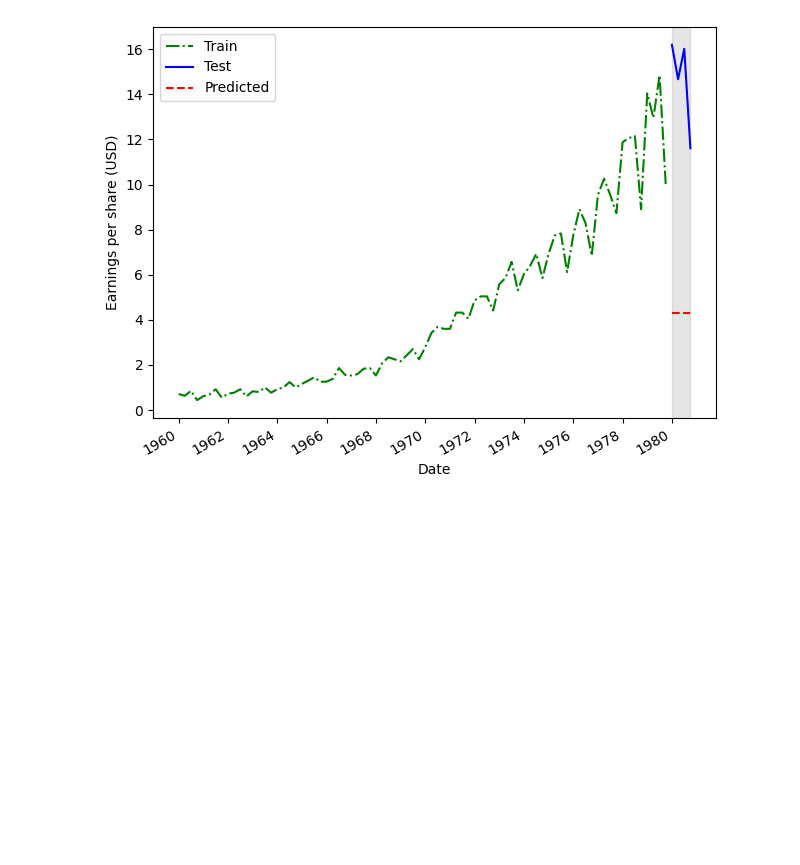
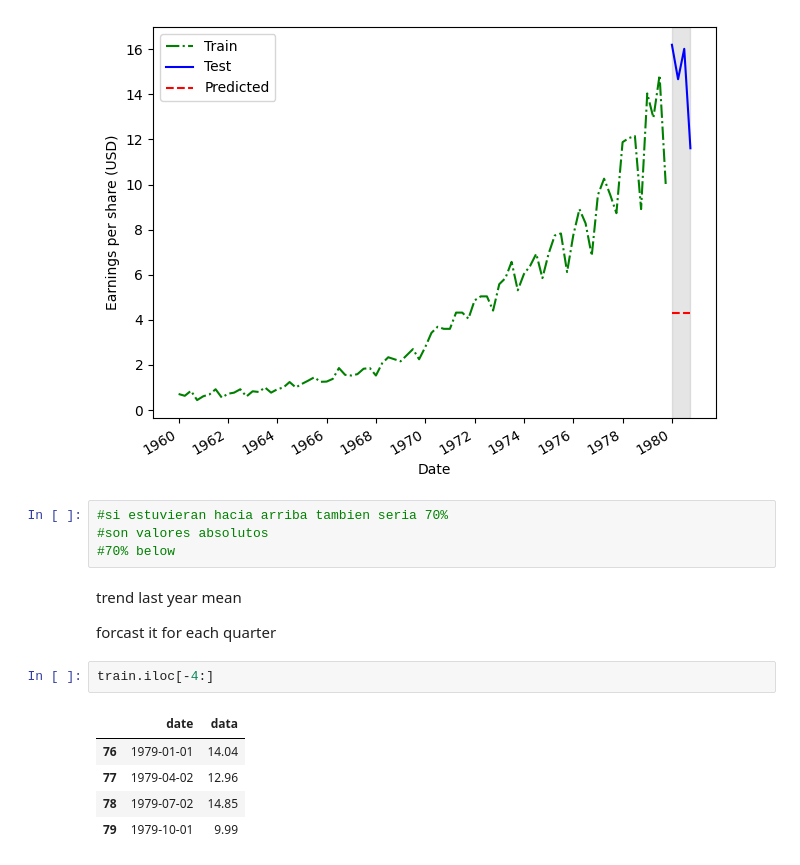
Before and after one commit to alejandro-armenta/time, a Jupyter notebook: baseline.ipynb, the cells around one changed output. Drawn from its saved outputs; the diff is of its cells as text; blank space fills up the shorter version.

```diff
--- a/baseline.ipynb
+++ b/baseline.ipynb
@@ -85,3 +85,20 @@ plt.tight_layout()
 plt.savefig('prediction.png')
 # %% [output]
 [figure]
+# %%
+#si estuvieran hacia arriba tambien seria 70%
+#son valores absolutos
+#70% below
+# %% [markdown]
+trend
+last year mean
+
+forcast it for each quarter
+# %%
+train.iloc[-4:]
+# %% [output]
+|  | date | data |
+| 76 | 1979-01-01 | 14.04 |
+| 77 | 1979-04-02 | 12.96 |
+| 78 | 1979-07-02 | 14.85 |
+| 79 | 1979-10-01 | 9.99 |
```
Also changed, not shown: parts of 7 cells of this notebook, 1 other file.
